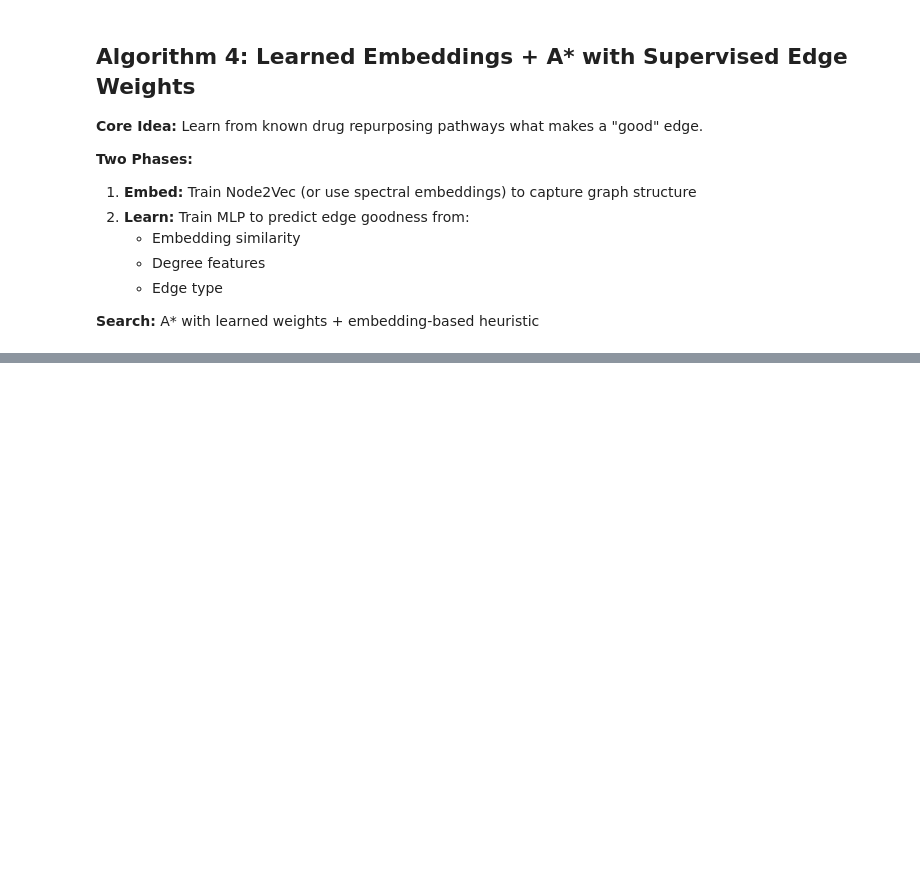
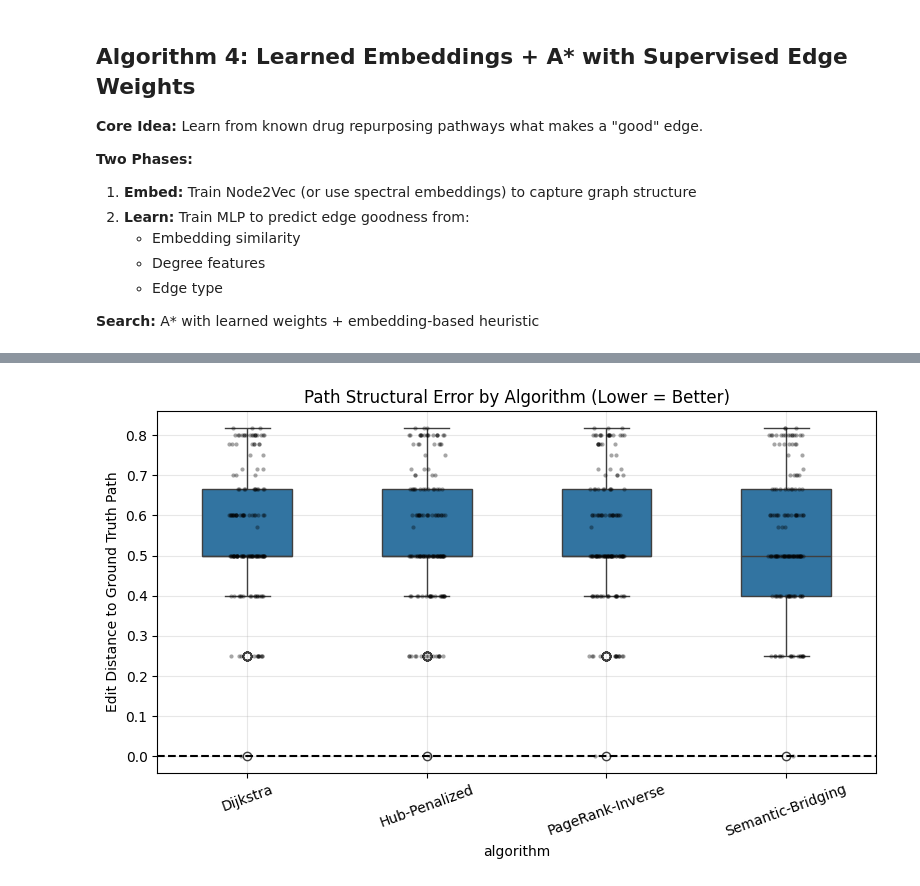
Before and after one commit to maxxyhc/PrimeKG-Pathfinding-Algorithm-Benchmark-Laboratory, a Jupyter notebook: notebook/algorithm_benchmark.ipynb, the cells around one changed output, grey strips where cells are left out. Cells and saved outputs as stored; diff of their text form; code cells hidden in the pictures; blank space fills up the shorter version.

```diff
--- a/notebook/algorithm_benchmark.ipynb
+++ b/notebook/algorithm_benchmark.ipynb
@@ -793,0 +824,31 @@ for alg in ['Shortest Path', 'Meta-Path']:
+# %%
+plt.figure(figsize=(8,5))
+
+sns.boxplot(
+    data=results,
+    x="algorithm",
+    y="edit_distance",
+    width=0.5
+)
+
+sns.stripplot(
+    data=results,
+    x="algorithm",
+    y="edit_distance",
+    color="black",
+    alpha=0.35,
+    size=3
+)
+
+plt.axhline(0, linestyle="--", color="black")
+
+plt.ylabel("Edit Distance to Ground Truth Path")
+plt.title("Path Structural Error by Algorithm (Lower = Better)")
+
+plt.xticks(rotation=20)
+plt.grid(alpha=0.3)
+
+plt.tight_layout()
+plt.show()
+# %% [output]
+[figure, added]
```
Also changed, not shown: parts of 43 cells of this notebook, 7 other files.
